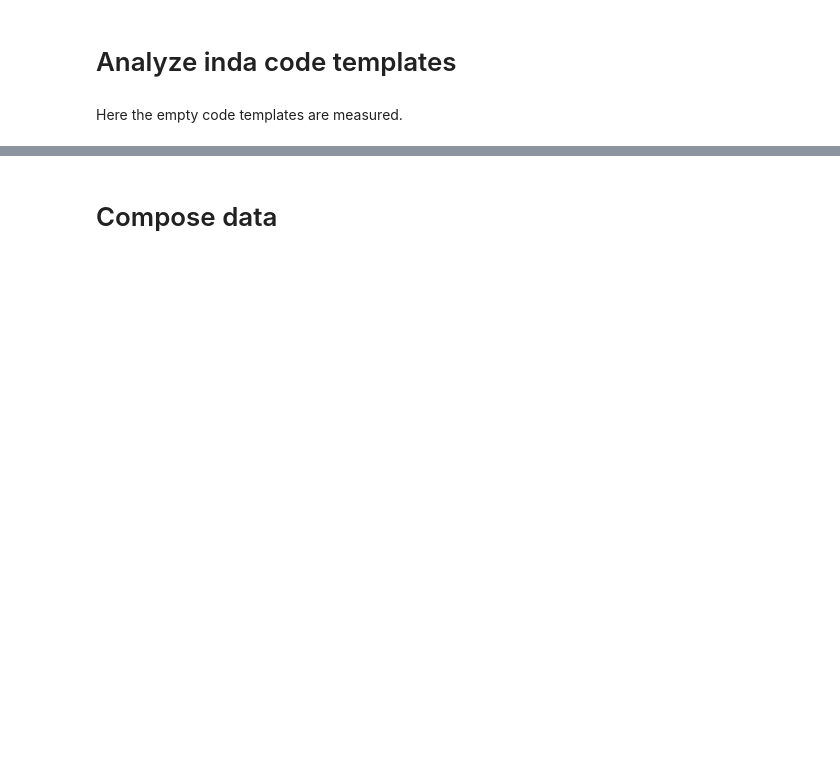
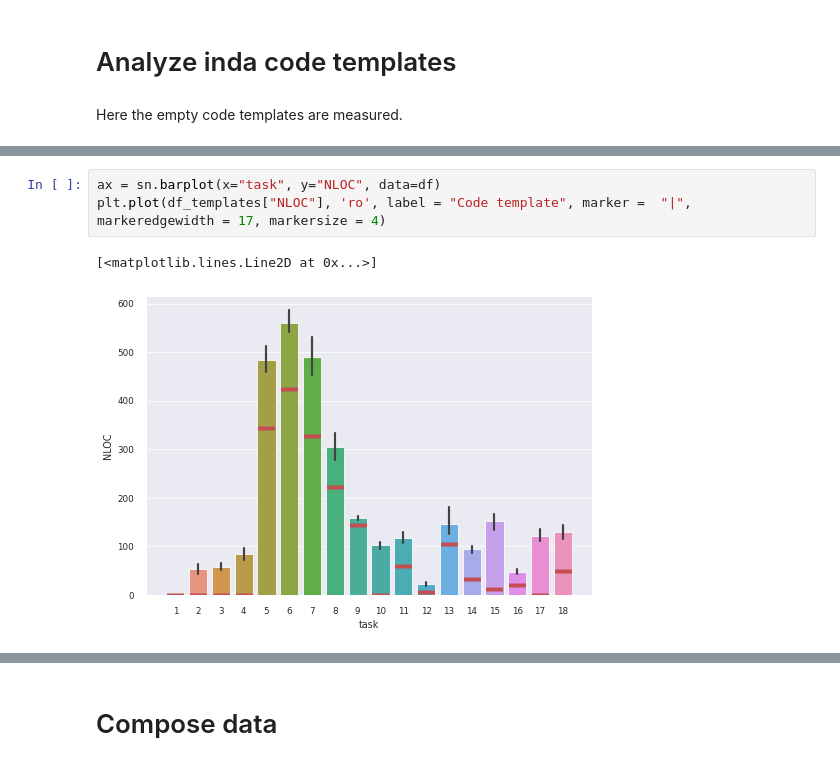
Before and after one commit to LinusOstlund/kex, a Jupyter notebook: main.ipynb, the cells around one changed output, grey strips where cells are left out. Cells and saved outputs as stored; diff of their text form; blank space fills up the shorter version.

```diff
--- a/main.ipynb
+++ b/main.ipynb
@@ -267,3 +146,9 @@ dtype: float64
+# %%
+ax = sn.barplot(x="task", y="NLOC", data=df)
+plt.plot(df_templates["NLOC"], 'ro', label = "Code template", marker =  "|", markeredgewidth = 17, markersize = 4)
+# %% [output]
+[<matplotlib.lines.Line2D at 0x...>]
+[figure, added]
 # %%
 #df = pd.read_csv("inda_data.csv", sep=";")
 df = pd.read_csv("data/inda-data-test-by-ta.csv")
```
Also changed, not shown: parts of 13 cells of this notebook.
